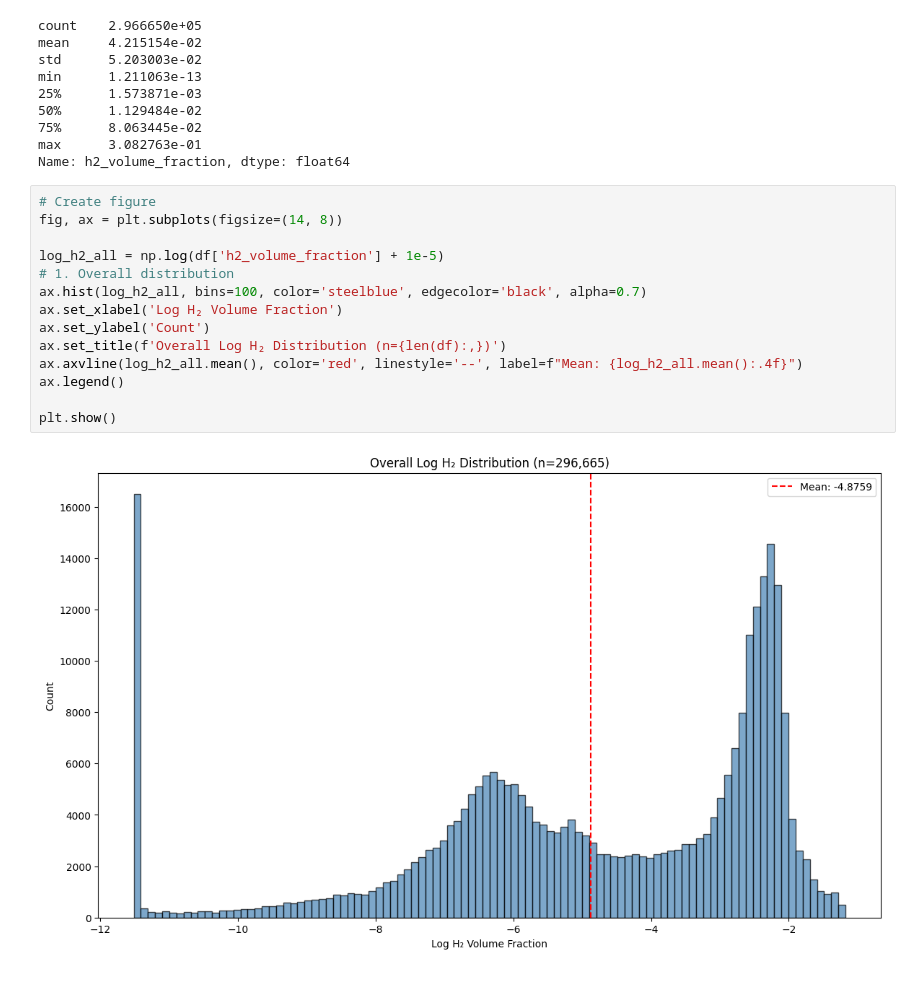
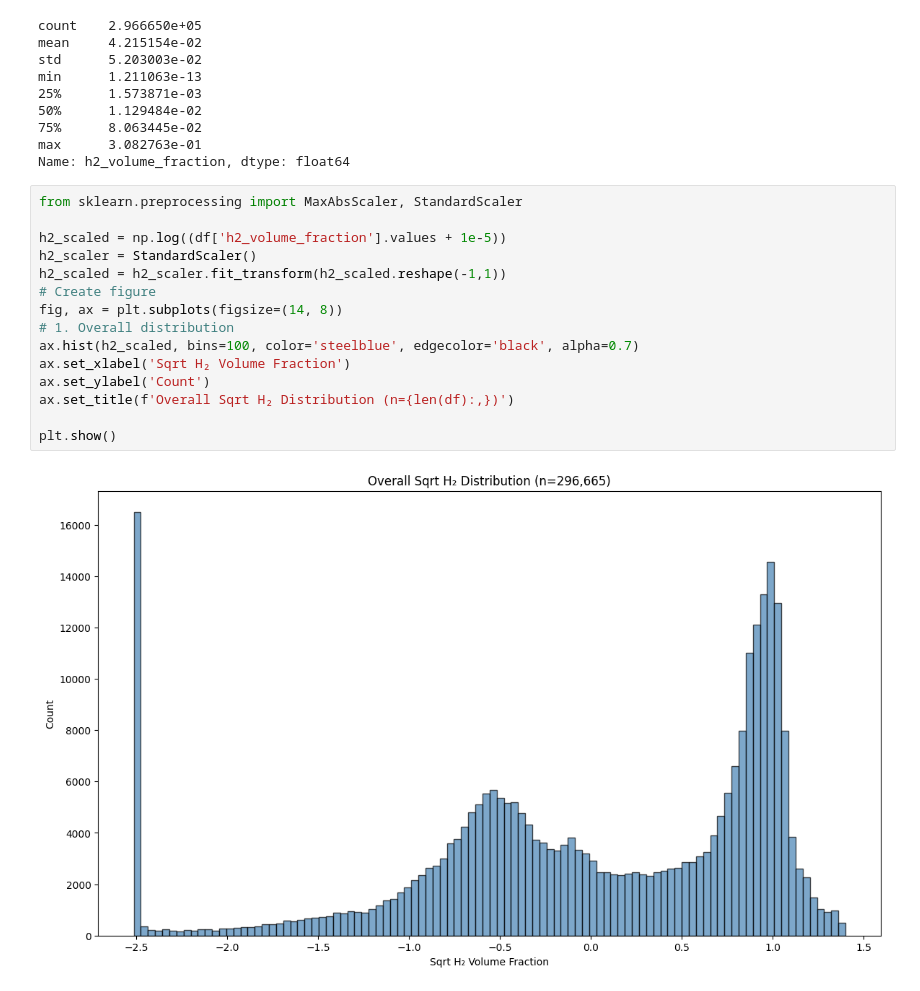
Before and after one commit to nicmig/H2-dispersion-model, a Jupyter notebook: data_analysis.ipynb, the cells around one changed output. Saved outputs shown, nothing was run; the diff lists cells and outputs as text.

```diff
--- a/data_analysis.ipynb
+++ b/data_analysis.ipynb
@@ -849,19 +849,20 @@ min      1.211063e-13
 75%      8.063445e-02
 max      3.082763e-01
 Name: h2_volume_fraction, dtype: float64
-# %%
-# Create figure
-fig, ax = plt.subplots(figsize=(14, 8))
-
-log_h2_all = np.log(df['h2_volume_fraction'] + 1e-5)
-# 1. Overall distribution
-ax.hist(log_h2_all, bins=100, color='steelblue', edgecolor='black', alpha=0.7)
-ax.set_xlabel('Log H₂ Volume Fraction')
-ax.set_ylabel('Count')
-ax.set_title(f'Overall Log H₂ Distribution (n={len(df):,})')
-ax.axvline(log_h2_all.mean(), color='red', linestyle='--', label=f"Mean: {log_h2_all.mean():.4f}")
-ax.legend()
-
-plt.show()
-# %% [output]
-[figure, removed]
+# %%
+from sklearn.preprocessing import MaxAbsScaler, StandardScaler
+
+h2_scaled = np.log((df['h2_volume_fraction'].values + 1e-5))
+h2_scaler = StandardScaler()
+h2_scaled = h2_scaler.fit_transform(h2_scaled.reshape(-1,1))
+# Create figure
+fig, ax = plt.subplots(figsize=(14, 8))
+# 1. Overall distribution
+ax.hist(h2_scaled, bins=100, color='steelblue', edgecolor='black', alpha=0.7)
+ax.set_xlabel('Sqrt H₂ Volume Fraction')
+ax.set_ylabel('Count')
+ax.set_title(f'Overall Sqrt H₂ Distribution (n={len(df):,})')
+
+plt.show()
+# %% [output]
+[figure, added]
```
Also changed, not shown: parts of 5 cells of this notebook.
